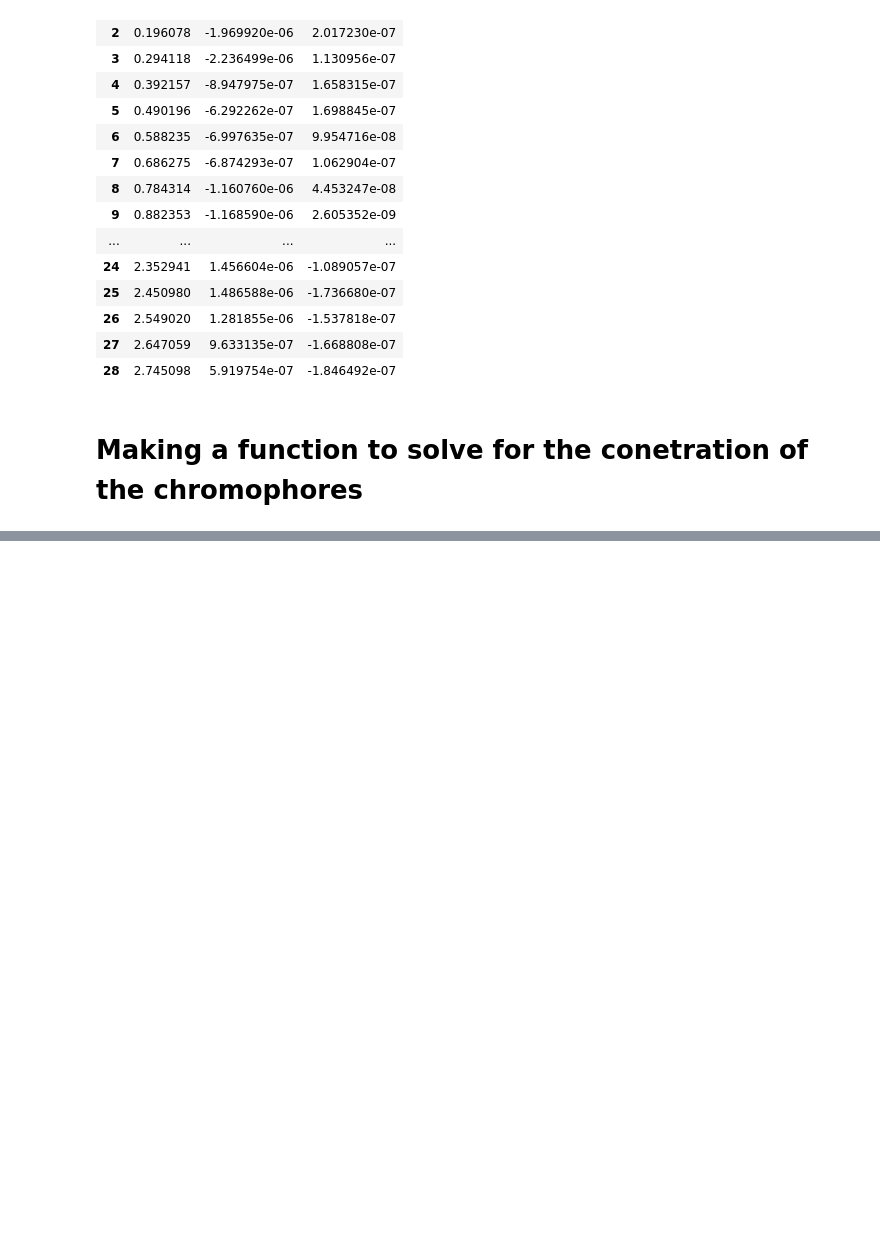
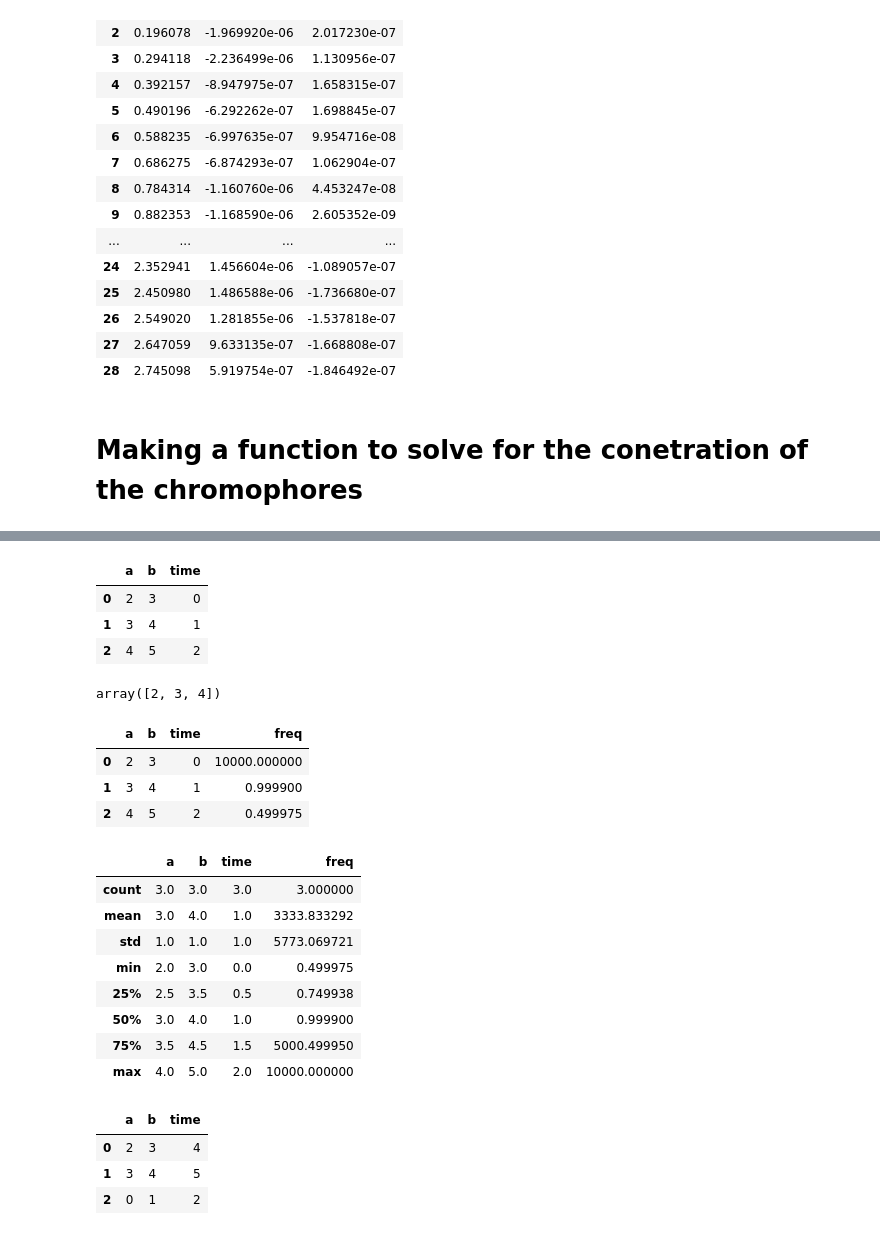
Before and after one commit to AdamSmithOrlik/tutoring, a Jupyter notebook: Salman/code-dev.ipynb, the cells around one changed output, grey strips where cells are left out. Drawn from its saved outputs; the diff is of its cells as text; code cells hidden in the pictures; blank space fills up the shorter version.

```diff
--- a/Salman/code-dev.ipynb
+++ b/Salman/code-dev.ipynb
@@ -310,0 +397,34 @@ plt.show()
+# %%
+# get the first column
+df = pd.DataFrame(arr, columns=['a','b','time'])
+df
+# %% [output]
+|  | a | b | time |
+| 0 | 2 | 3 | 0 |
+| 1 | 3 | 4 | 1 |
+| 2 | 4 | 5 | 2 |
+# %%
+df['a'].values
+# %% [output]
+array([2, 3, 4])
+# %%
+df['freq'] = 1/ (df['time'] + 0.0001)
+# %%
+df
+# %% [output]
+|  | a | b | time | freq |
+| 0 | 2 | 3 | 0 | 10000.000000 |
+| 1 | 3 | 4 | 1 | 0.999900 |
+| 2 | 4 | 5 | 2 | 0.499975 |
+# %%
+df.describe()
+# %% [output]
+|  | a | b | time | freq |
+| count | 3.0 | 3.0 | 3.0 | 3.000000 |
+| mean | 3.0 | 4.0 | 1.0 | 3333.833292 |
+| std | 1.0 | 1.0 | 1.0 | 5773.069721 |
+| min | 2.0 | 3.0 | 0.0 | 0.499975 |
+| 25% | 2.5 | 3.5 | 0.5 | 0.749938 |
+| 50% | 3.0 | 4.0 | 1.0 | 0.999900 |
+| 75% | 3.5 | 4.5 | 1.5 | 5000.499950 |
+| max | 4.0 | 5.0 | 2.0 | 10000.000000 |
@@ -310,0 +433,8 @@ plt.show()
+# %%
+df = pd.DataFrame(d)
+df
+# %% [output]
+|  | a | b | time |
+| 0 | 2 | 3 | 4 |
+| 1 | 3 | 4 | 5 |
+| 2 | 0 | 1 | 2 |
```
Also changed, not shown: parts of 19 cells of this notebook, 7 other files.
